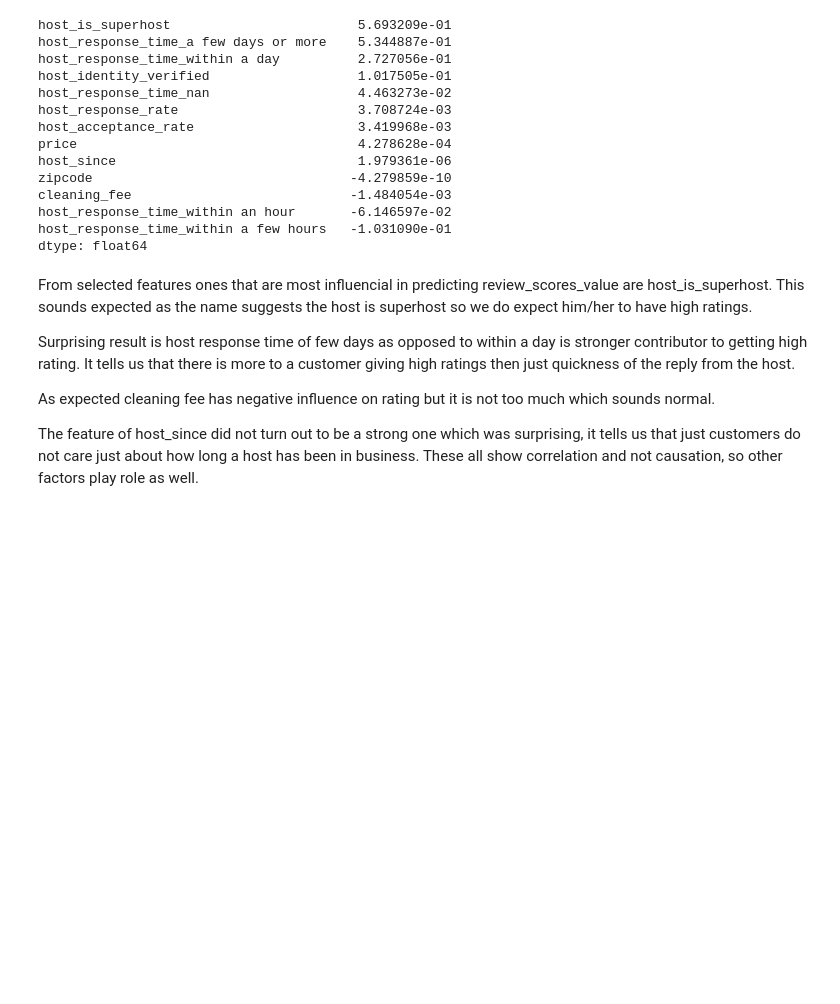
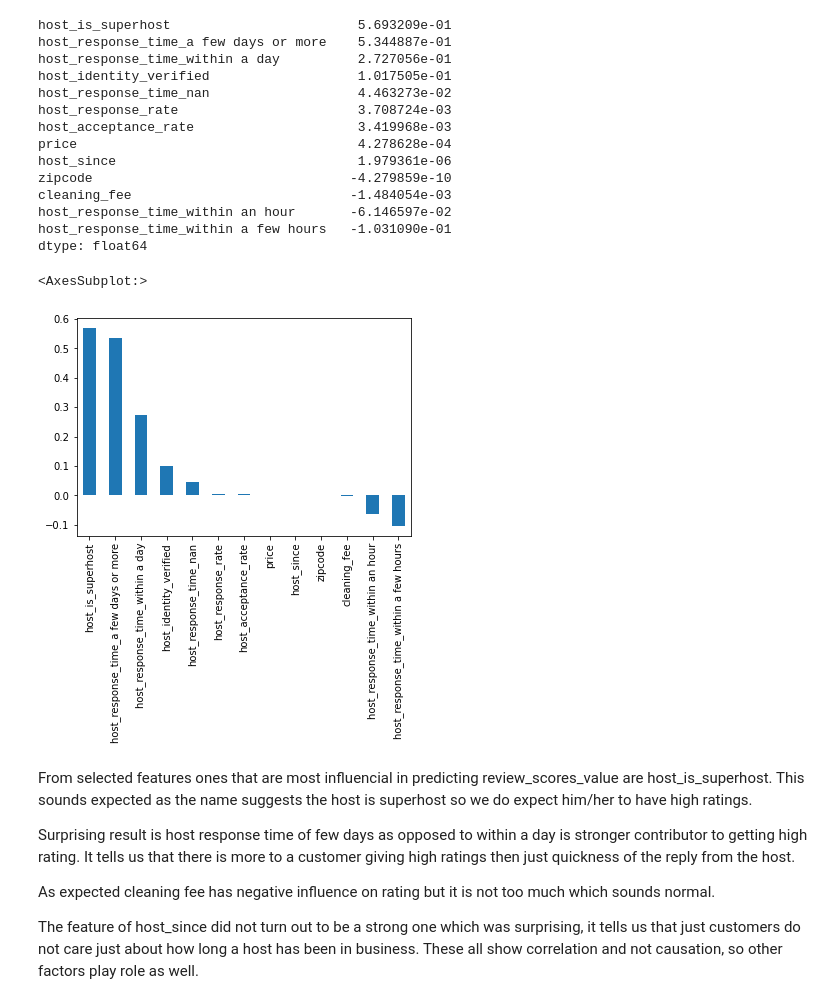
Before and after one commit to sdaphtardar/airbnb_dataset_analysis, a Jupyter notebook: AirBnB_Data_Analysis.ipynb, the cells around one changed output. Cells and saved outputs as stored; diff of their text form; code cells hidden in the pictures; blank space fills up the shorter version.

```diff
--- a/AirBnB_Data_Analysis.ipynb
+++ b/AirBnB_Data_Analysis.ipynb
@@ -2804,6 +2794,11 @@ cleaning_fee                            -1.484054e-03
 host_response_time_within an hour       -6.146597e-02
 host_response_time_within a few hours   -1.031090e-01
 dtype: float64
+# %%
+coefs.sort_values(ascending=False).plot(kind='bar')
+# %% [output]
+<AxesSubplot:>
+[figure, added]
 # %% [markdown]
 From selected features ones that are most influencial in predicting review_scores_value are host_is_superhost. This sounds expected as the name suggests the host is superhost so we do expect him/her to have high ratings.
 
```
Also changed, not shown: parts of 12 cells of this notebook.
